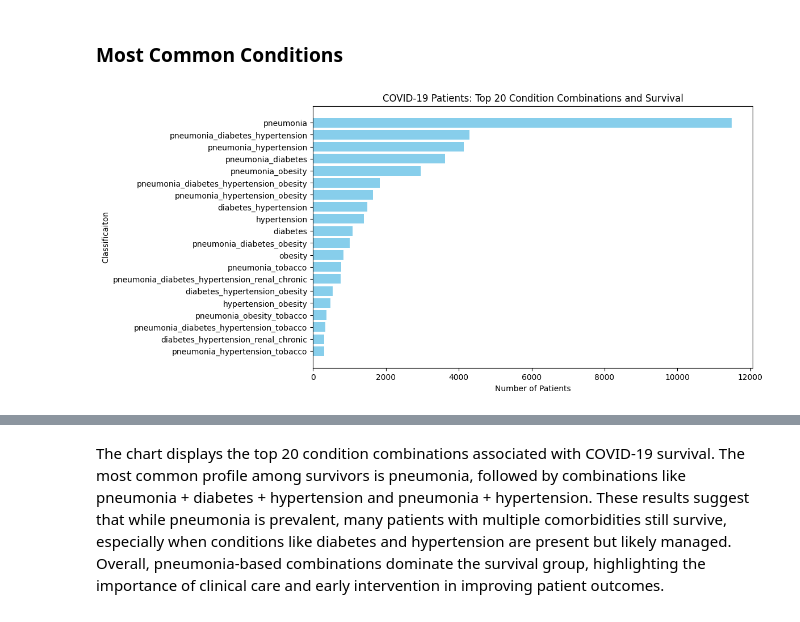
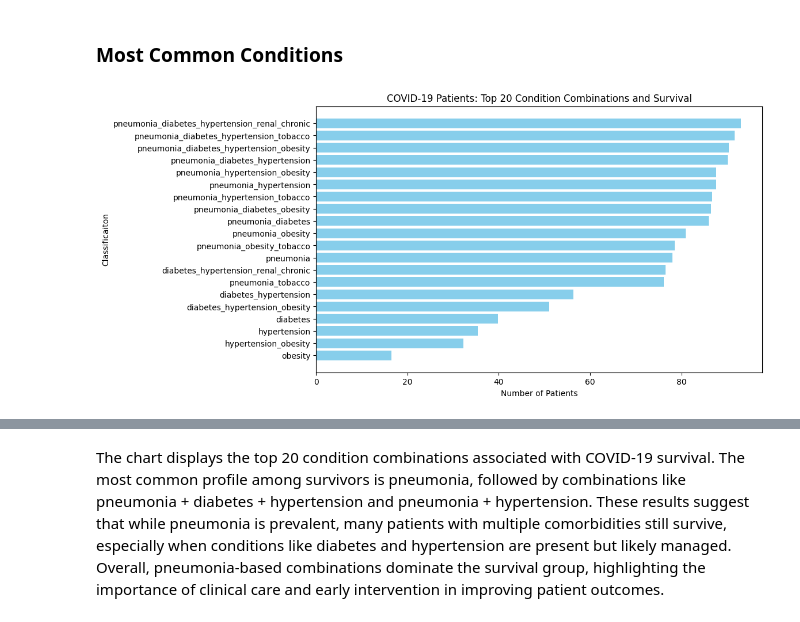
Before and after one commit to RichieMonkeyNinja/covid19-mortality-risk-factors, a Jupyter notebook: WQD7003_DataAnalytics_GroupProject.ipynb, the cells around one changed output, grey strips where cells are left out. Drawn from its saved outputs; the diff is of its cells as text; code cells hidden in the pictures.

```diff
--- a/WQD7003_DataAnalytics_GroupProject.ipynb
+++ b/WQD7003_DataAnalytics_GroupProject.ipynb
@@ -867,12 +843,16 @@ This phase involves exploring the data through statistical analysis and visualiz
 # %%
 #20 most common condtions on horizontal graph for female
 top_combos = data_classification_analysis.nlargest(20, 'Alive')
+top_combos['p_death'] = top_combos.Deaths / top_combos.Population
+top_combos['p_alive'] = top_combos.Alive / top_combos.Population
+top_combos = top_combos.sort_values(by='p_alive', ascending=False)
+
 plt.figure(figsize=(10,6))
-plt.barh(top_combos['Classification'], top_combos['Alive'], color='skyblue')
+plt.barh(top_combos['Classification'], top_combos['p_alive'] * 100, color='skyblue')
 plt.gca().invert_yaxis()
 plt.xlabel('Number of Patients')
 plt.ylabel('Classificaiton')
 plt.title('COVID-19 Patients: Top 20 Condition Combinations and Survival')
 plt.show()
 # %% [output]
-[figure, old version]
+[figure, new version]
```
Also changed, not shown: parts of 7 cells of this notebook, 1 other file.
